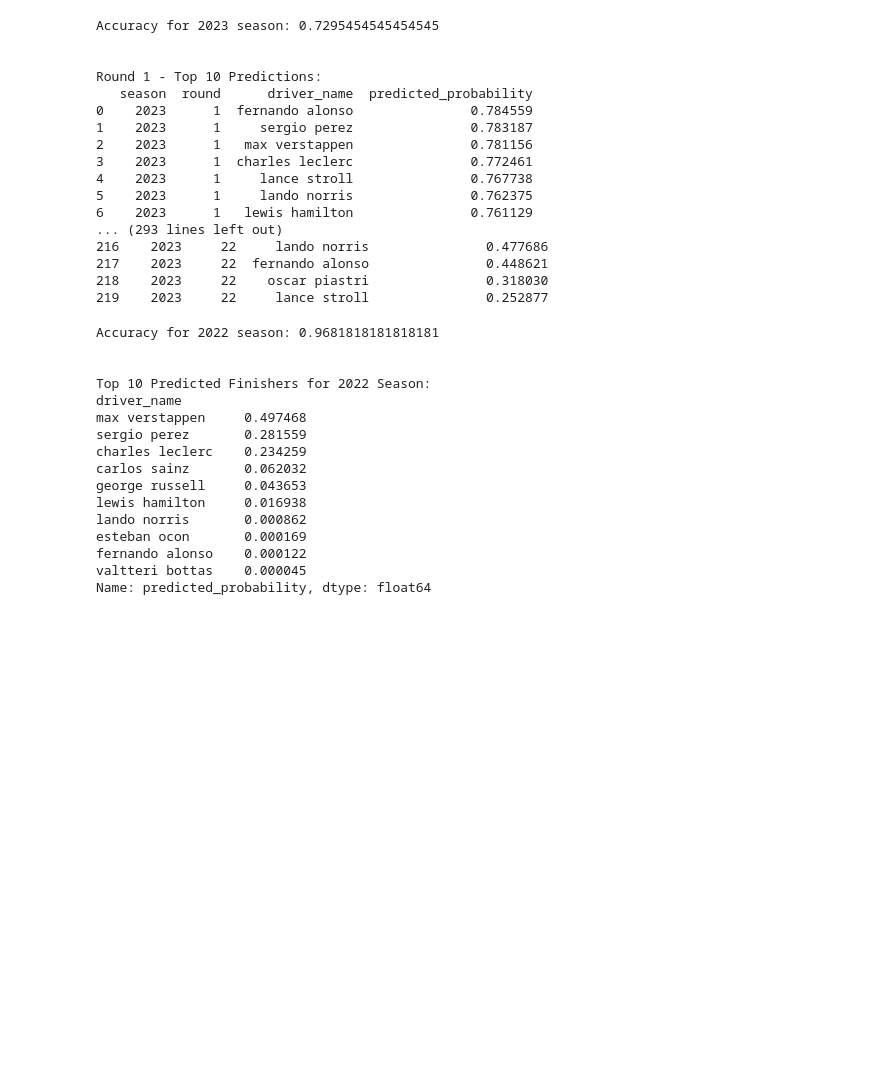
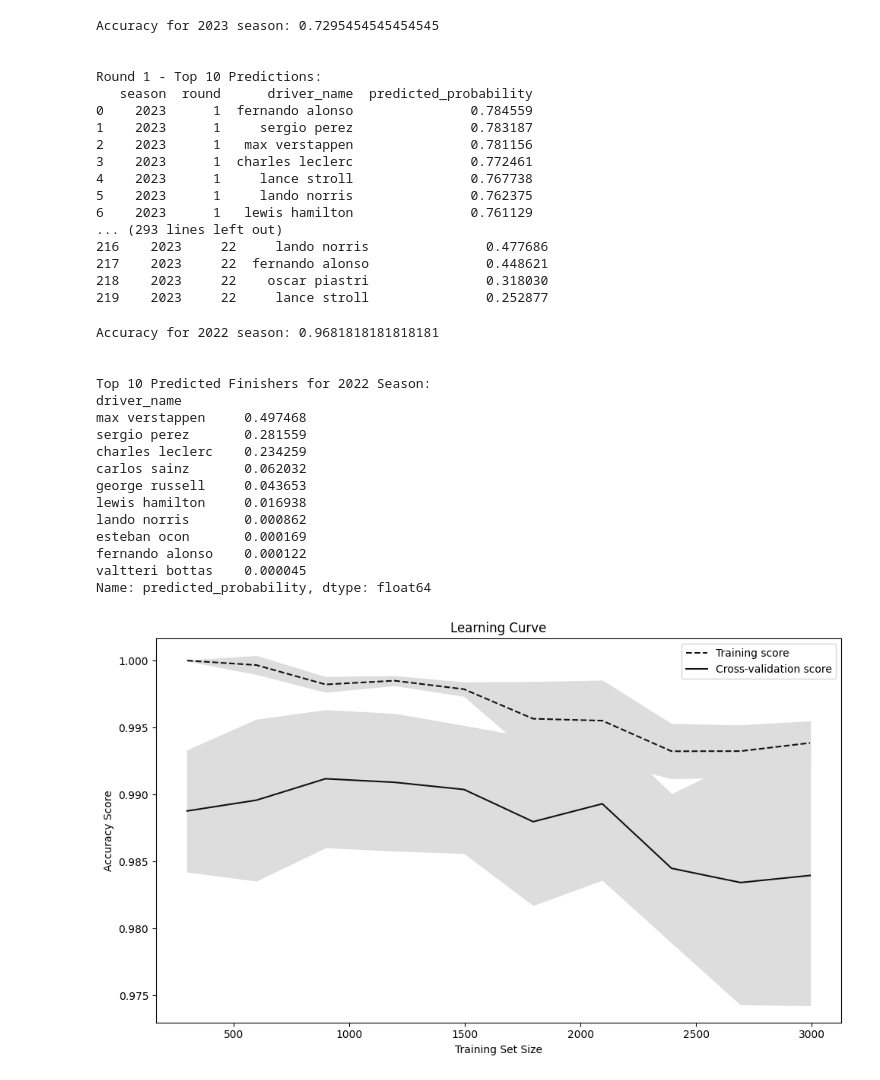
Before and after one commit to MauriceChiu7/573-f1, a Jupyter notebook: logistic_regression_implementation.ipynb, the cells around one changed output. Drawn from its saved outputs; the diff is of its cells as text; code cells hidden in the pictures; blank space fills up the shorter version.

Commit message:
Added a learning curve

```diff
--- a/logistic_regression_implementation.ipynb
+++ b/logistic_regression_implementation.ipynb
@@ -255,3 +256,75 @@ esteban ocon       0.000169
 fernando alonso    0.000122
 valtteri bottas    0.000045
 Name: predicted_probability, dtype: float64
+# %%
+data = pd.read_csv('data/final_df.csv')
+
+features = [
+    'season', 'round', 'driver_points', 'driver_standings_pos', 'driver_wins',
+    'constructor_points', 'constructor_standings_pos', 'constructor_wins',
+    'fp_pos_1', 'fp_time_1', 'fp_pos_2', 'fp_time_2', 'fp_pos_3', 'fp_time_3',
+    'weather_cloudy', 'weather_cold', 'weather_dry', 'weather_warm', 'weather_wet'
+]
+
+for feature in features:
+    if 'time' in feature or 'laps' in feature:
+        data[feature].fillna(data[feature].median(), inplace=True)
+    else:
+        data[feature].fillna(data[feature].mode()[0], inplace=True)
+
+data['season_end_top_10'] = data.groupby('season')['driver_points'].transform(lambda x: x >= x.nlargest(10).min())
+
+X = data[features]
+y = data['season_end_top_10']
+
+X_train = X[data['season'] < 2022]
+y_train = y[data['season'] < 2022]
+X_test = X[data['season'] == 2022]
+y_test = y[data['season'] == 2022]
+
+scaler = StandardScaler()
+X_train_scaled = scaler.fit_transform(X_train)
+X_test_scaled = scaler.transform(X_test)
+
+logreg = LogisticRegression()
+
+scaler = StandardScaler()
+X_scaled = scaler.fit_transform(X)
+
+train_sizes, train_scores, test_scores = learning_curve(logreg, X_scaled, y, train_sizes=np.linspace(0.1, 1.0, 10), cv=5, n_jobs=-1)
+
+train_mean = np.mean(train_scores, axis=1)
+train_std = np.std(train_scores, axis=1)
+
+test_mean = np.mean(test_scores, axis=1)
+test_std = np.std(test_scores, axis=1)
+
+plt.subplots(1, figsize=(10,6))
+plt.plot(train_sizes, train_mean, '--', color="#111111",  label="Training score")
+plt.plot(train_sizes, test_mean, color="#111111", label="Cross-validation score")
+
+plt.fill_between(train_sizes, train_mean - train_std, train_mean + train_std, color="#DDDDDD")
+plt.fill_between(train_sizes, test_mean - test_std, test_mean + test_std, color="#DDDDDD")
+
+plt.title("Learning Curve")
+plt.xlabel("Training Set Size"), plt.ylabel("Accuracy Score"), plt.legend(loc="best")
+plt.tight_layout()
+plt.show()
+
+logreg.fit(X_train_scaled, y_train)
+probabilities = logreg.predict_proba(X_test_scaled)[:, 1]
+
+data_2022 = data[data['season'] == 2022].copy()
+data_2022['predicted_probability'] = probabilities
+
+driver_probabilities = data_2022.groupby('driver_name')['predicted_probability'].mean().sort_values(ascending=False)
+top_10_finishers = driver_probabilities.head(10)
+
+y_pred = logreg.predict(X_test_scaled)
+accuracy = accuracy_score(y_test, y_pred)
+print("Accuracy for 2022 season:", accuracy)
+print("\n")
+print("Top 10 Predicted Finishers for 2022 Season:")
+print(top_10_finishers)
+# %% [output]
+[figure, added]
```
Also changed, not shown: parts of 2 cells of this notebook.
